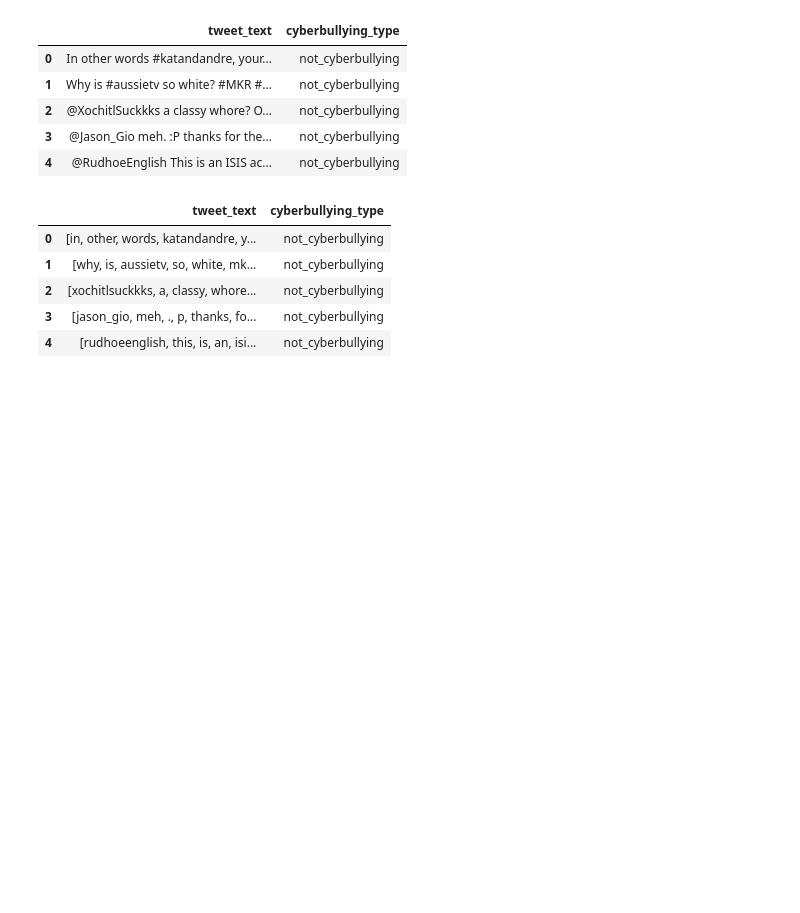
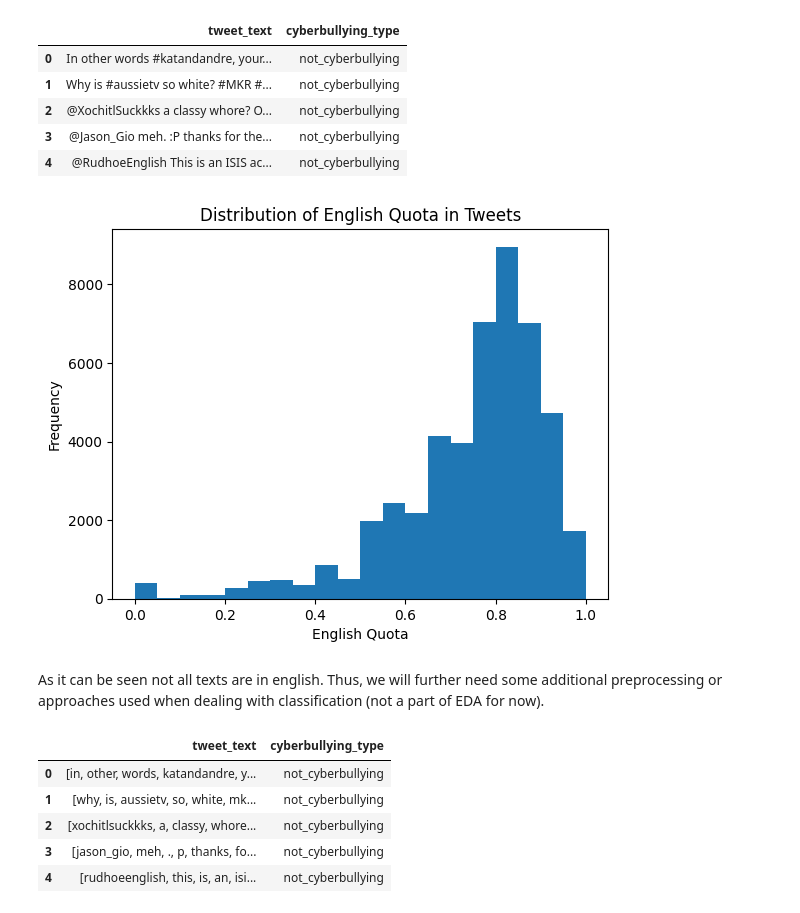
Before and after one commit to RomanGorelsky/MMDA_Project, a Jupyter notebook: MMDA_Project.ipynb, the cells around one changed output. Saved outputs shown, nothing was run; the diff lists cells and outputs as text; code cells hidden in the pictures; blank space fills up the shorter version.

```diff
--- a/MMDA_Project.ipynb
+++ b/MMDA_Project.ipynb
@@ -29,6 +18,7 @@ import re
 ## Task: Predict whether or not a text is a type of cyberbullying
 # %%
 data = pd.read_csv('cyberbullying_tweets.csv')
+data.dropna(inplace=True)
 data.head()
 # %% [output]
 |  | tweet_text | cyberbullying_type |
@@ -37,6 +27,29 @@ data.head()
 | 2 | @XochitlSuckkks a classy whore? O... | not_cyberbullying |
 | 3 | @Jason_Gio meh. :P thanks for the... | not_cyberbullying |
 | 4 | @RudhoeEnglish This is an ISIS ac... | not_cyberbullying |
+# %%
+ENGLISH_WORDS = set(words.words())
+
+def english_quota(text):
+    if not isinstance(text, str):
+        return 0
+    word_list = re.findall(r'\b\w+\b', text.lower())
+    if not word_list:
+        return 0
+    english_count = sum(1 for word in word_list if word in ENGLISH_WORDS)
+    return english_count / len(word_list)
+
+# Apply the function
+data['english_quota'] = data['tweet_text'].apply(english_quota)
+data['english_quota'].plot(kind='hist', bins=20, range=(0, 1))
+plt.title('Distribution of English Quota in Tweets')
+plt.xlabel('English Quota')
+plt.ylabel('Frequency')
+plt.show()
+# %% [output]
+[figure, added]
+# %% [markdown]
+As it can be seen not all texts are in english. Thus, we will further need some additional preprocessing or approaches used when dealing with classification (not a part of EDA for now).
 # %%
 pattern = r"(?:\w+')\w+|(?:[A-Z]\.)+|\w+(?:-\w+)*|[\w+\.]"
 data['tweet_text'] = data['tweet_text'].apply(lambda x: re.findall(pattern, x, re.VERBOSE))
```
Also changed, not shown: parts of 5 cells of this notebook, 2 other files.
